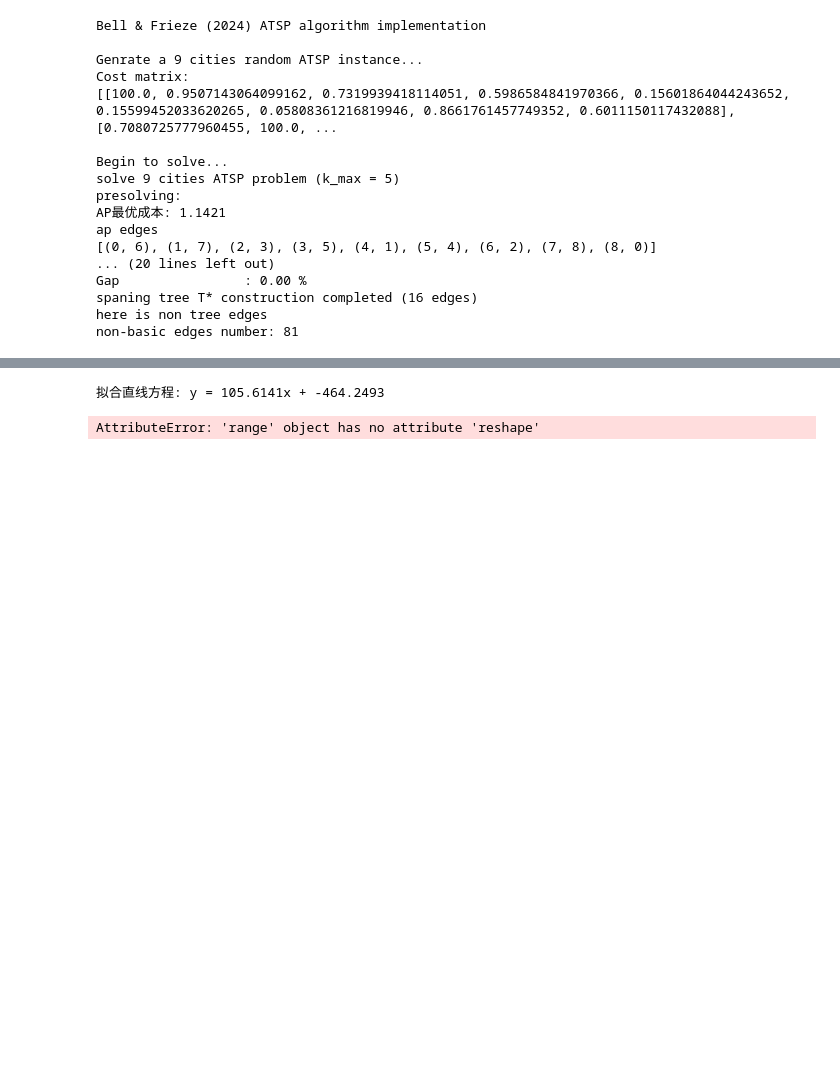
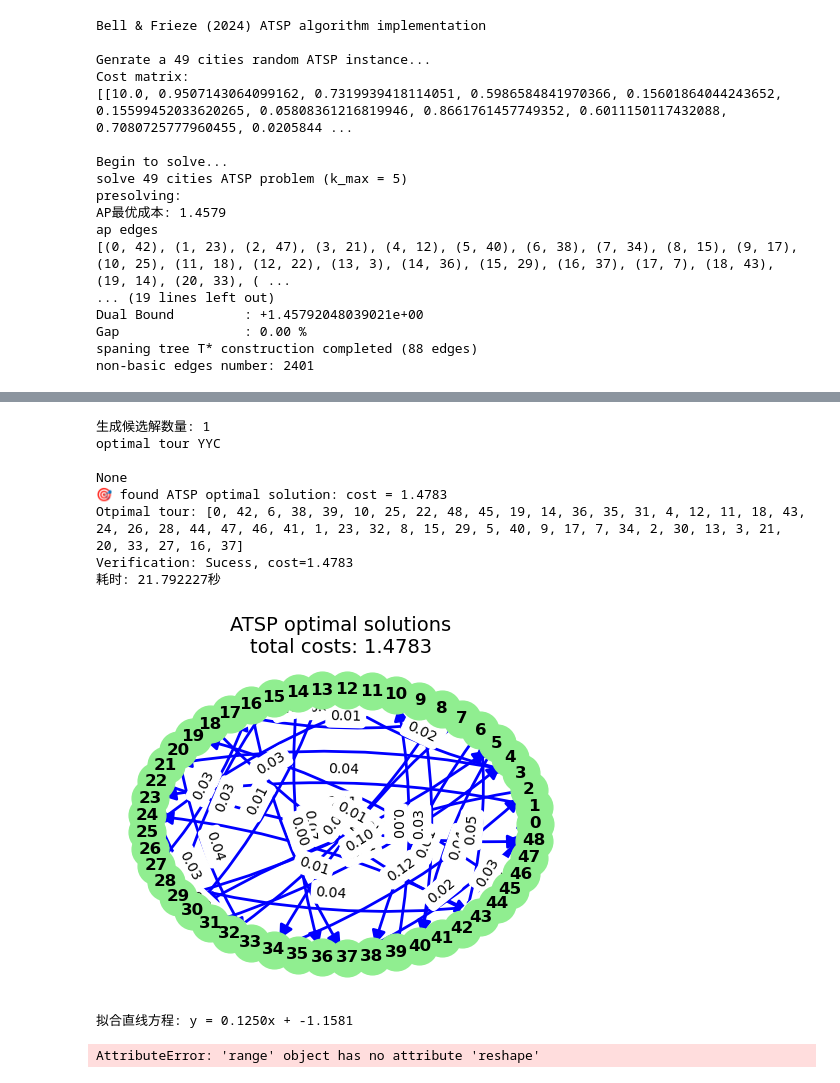
Before and after one commit to yongyuchen/ATSP, a Jupyter notebook: Untitled8-Copy2.ipynb, the cells around one changed output, grey strips where cells are left out. Cells and saved outputs as stored; diff of their text form; code cells hidden in the pictures; blank space fills up the shorter version.

```diff
--- a/Untitled8-Copy2.ipynb
+++ b/Untitled8-Copy2.ipynb
@@ -968,6 +1103,7 @@ AP optimal cost: 1.6345
 # %%
-timecount = []
-results_true = []
-main(9)
-print(timecount, results_true)
+import time
+start = time.perf_counter()
+main(49)
+end = time.perf_counter()
+print(f"耗时: {end - start:.6f}秒")  # 输出示例：耗时: 0.500125秒
 # %% [output]
@@ -978,17 +1114,17 @@ print(timecount, results_true)
 Bell & Frieze (2024) ATSP algorithm implementation
 
-Genrate a 9 cities random ATSP instance...
+Genrate a 49 cities random ATSP instance...
 Cost matrix:
-[[100.0, 0.9507143064099162, 0.7319939418114051, 0.5986584841970366, 0.15601864044243652, 0.15599452033620265, 0.05808361216819946, 0.8661761457749352, 0.6011150117432088], [0.7080725777960455, 100.0, ...
+[[10.0, 0.9507143064099162, 0.7319939418114051, 0.5986584841970366, 0.15601864044243652, 0.15599452033620265, 0.05808361216819946, 0.8661761457749352, 0.6011150117432088, 0.7080725777960455, 0.0205844 ...
 
 Begin to solve...
-solve 9 cities ATSP problem (k_max = 5)
+solve 49 cities ATSP problem (k_max = 5)
 presolving:
-AP最优成本: 1.1421
+AP最优成本: 1.4579
 ap edges
-[(0, 6), (1, 7), (2, 3), (3, 5), (4, 1), (5, 4), (6, 2), (7, 8), (8, 0)]
-... (20 lines left out)
+[(0, 42), (1, 23), (2, 47), (3, 21), (4, 12), (5, 40), (6, 38), (7, 34), (8, 15), (9, 17), (10, 25), (11, 18), (12, 22), (13, 3), (14, 36), (15, 29), (16, 37), (17, 7), (18, 43), (19, 14), (20, 33), ( ...
+... (19 lines left out)
+Dual Bound         : +1.45792048039021e+00
 Gap                : 0.00 %
-spaning tree T* construction completed (16 edges)
-here is non tree edges
-non-basic edges number: 81
+spaning tree T* construction completed (88 edges)
+non-basic edges number: 2401
@@ -996,12 +1132,21 @@ BrokenProcessPool: A process in the process pool was terminated abruptly while t
+生成候选解数量: 1
+optimal tour YYC
+
+None
+🎯 found ATSP optimal solution: cost = 1.4783
+Otpimal tour: [0, 42, 6, 38, 39, 10, 25, 22, 48, 45, 19, 14, 36, 35, 31, 4, 12, 11, 18, 43, 24, 26, 28, 44, 47, 46, 41, 1, 23, 32, 8, 15, 29, 5, 40, 9, 17, 7, 34, 2, 30, 13, 3, 21, 20, 33, 27, 16, 37]
+Verification: Sucess, cost=1.4783
+耗时: 21.792227秒
+[figure, added]
 # %%
 import numpy as np
-x_data = range(1, 15)
+x_data = range(3, 30)
 y_data = timecount
 coefficients = np.polyfit(x_data, y_data, deg=1)  # deg=1表示线性拟合
 a, b = coefficients[0], coefficients[1]
 print(f"拟合直线方程: y = {a:.4f}x + {b:.4f}")
 # %% [output]
-拟合直线方程: y = 105.6141x + -464.2493
+拟合直线方程: y = 0.1250x + -1.1581
 # %%
 from sklearn.preprocessing import PolynomialFeatures
 from sklearn.linear_model import LinearRegression
```
Also changed, not shown: parts of 9 cells of this notebook.
